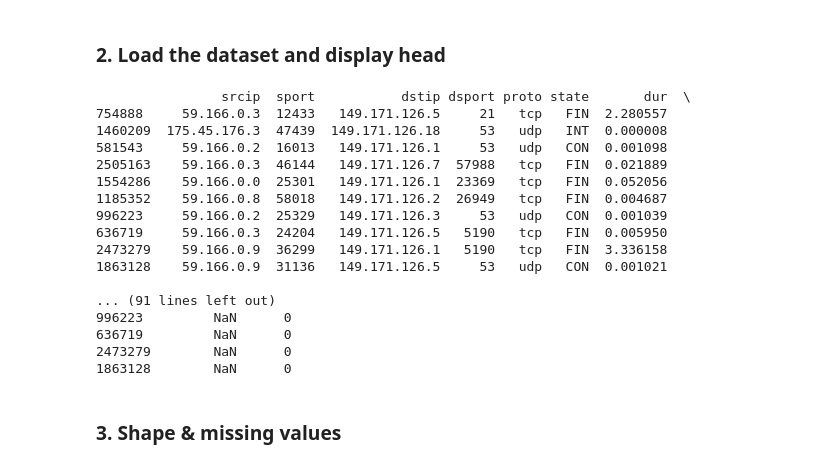
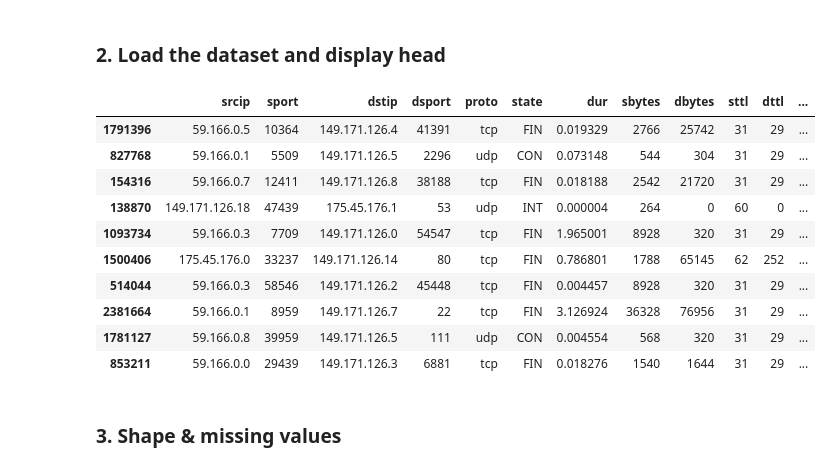
Before and after one commit to ShuvamLabs/network-anomaly-detector, a Jupyter notebook: Detector/notebooks/01-data-observation.ipynb, the cells around one changed output. Cells and saved outputs as stored; diff of their text form; code cells hidden in the pictures.

```diff
--- a/Detector/notebooks/01-data-observation.ipynb
+++ b/Detector/notebooks/01-data-observation.ipynb
@@ -12,26 +12,20 @@ import seaborn as sns
 # %%
 df = pd.read_csv(r'C:\Users\HP\Documents\PycharmProjects\network-anomaly-detector\Detector\data\UNSW-NB15.csv',
                  low_memory=False)
 pd.set_option('display.max_columns', None)
-print(df.sample(10))
+df.sample(10)
 # %% [output]
-                srcip  sport           dstip dsport proto state       dur  \
-754888     59.166.0.3  12433   149.171.126.5     21   tcp   FIN  2.280557
-1460209  175.45.176.3  47439  149.171.126.18     53   udp   INT  0.000008
-581543     59.166.0.2  16013   149.171.126.1     53   udp   CON  0.001098
-2505163    59.166.0.3  46144   149.171.126.7  57988   tcp   FIN  0.021889
-1554286    59.166.0.0  25301   149.171.126.1  23369   tcp   FIN  0.052056
-1185352    59.166.0.8  58018   149.171.126.2  26949   tcp   FIN  0.004687
-996223     59.166.0.2  25329   149.171.126.3     53   udp   CON  0.001039
-636719     59.166.0.3  24204   149.171.126.5   5190   tcp   FIN  0.005950
-2473279    59.166.0.9  36299   149.171.126.1   5190   tcp   FIN  3.336158
-1863128    59.166.0.9  31136   149.171.126.5     53   udp   CON  0.001021
-
-... (91 lines left out)
-996223         NaN      0
-636719         NaN      0
-2473279        NaN      0
-1863128        NaN      0
+|  | srcip | sport | dstip | dsport | proto | state | dur | sbytes | dbytes | sttl | dttl | ... |
+| 1791396 | 59.166.0.5 | 10364 | 149.171.126.4 | 41391 | tcp | FIN | 0.019329 | 2766 | 25742 | 31 | 29 | ... |
+| 827768 | 59.166.0.1 | 5509 | 149.171.126.5 | 2296 | udp | CON | 0.073148 | 544 | 304 | 31 | 29 | ... |
+| 154316 | 59.166.0.7 | 12411 | 149.171.126.8 | 38188 | tcp | FIN | 0.018188 | 2542 | 21720 | 31 | 29 | ... |
+| 138870 | 149.171.126.18 | 47439 | 175.45.176.1 | 53 | udp | INT | 0.000004 | 264 | 0 | 60 | 0 | ... |
+| 1093734 | 59.166.0.3 | 7709 | 149.171.126.0 | 54547 | tcp | FIN | 1.965001 | 8928 | 320 | 31 | 29 | ... |
+| 1500406 | 175.45.176.0 | 33237 | 149.171.126.14 | 80 | tcp | FIN | 0.786801 | 1788 | 65145 | 62 | 252 | ... |
+| 514044 | 59.166.0.3 | 58546 | 149.171.126.2 | 45448 | tcp | FIN | 0.004457 | 8928 | 320 | 31 | 29 | ... |
+| 2381664 | 59.166.0.1 | 8959 | 149.171.126.7 | 22 | tcp | FIN | 3.126924 | 36328 | 76956 | 31 | 29 | ... |
+| 1781127 | 59.166.0.8 | 39959 | 149.171.126.5 | 111 | udp | CON | 0.004554 | 568 | 320 | 31 | 29 | ... |
+| 853211 | 59.166.0.0 | 29439 | 149.171.126.3 | 6881 | tcp | FIN | 0.018276 | 1540 | 1644 | 31 | 29 | ... |
 # %% [markdown]
 ### 3. Shape & missing values
 # %%
```
Also changed, not shown: parts of 4 cells of this notebook, 1 other file.
